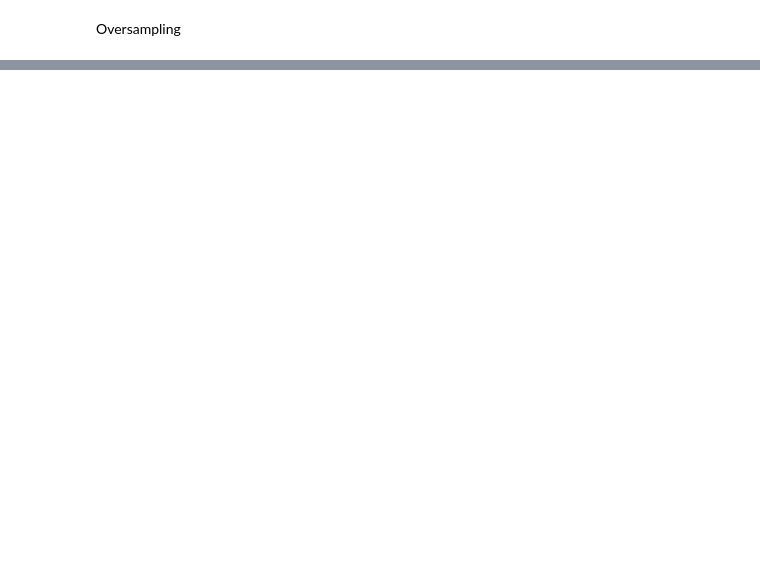
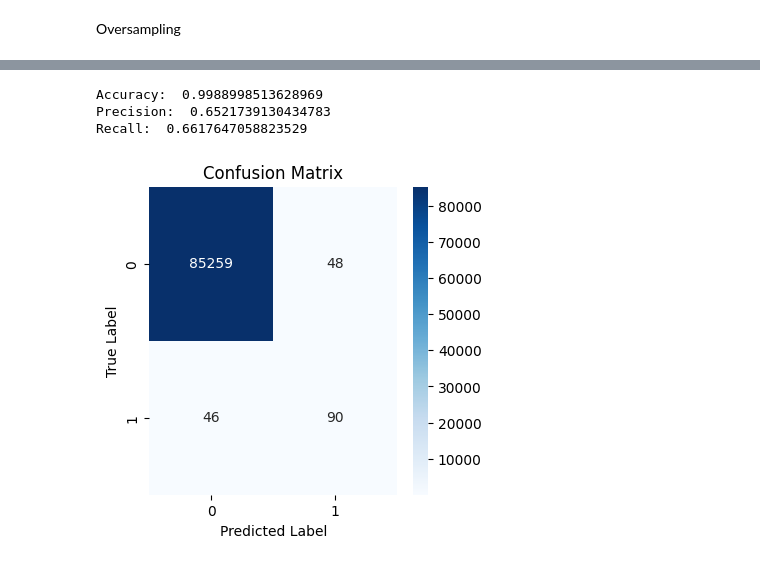
Before and after one commit to crdslw/Use_case_UM, a Jupyter notebook: UMwF_usecase1.ipynb, the cells around one changed output, grey strips where cells are left out. Saved outputs shown, nothing was run; the diff lists cells and outputs as text; code cells hidden in the pictures; blank space fills up the shorter version.

```diff
--- a/UMwF_usecase1.ipynb
+++ b/UMwF_usecase1.ipynb
@@ -122,0 +166,6 @@ y_pred = knn.predict(X_test)
+# %%
+model_reg = LogisticRegression()
+model_reg.fit(X_train, y_train)
+y_pred = model_reg.predict(X_test)
+accuracy = accuracy_score(y_test, y_pred)
+y_pred = model_reg.predict(X_test)
@@ -122,0 +184,18 @@ y_pred = knn.predict(X_test)
+# %%
+print("Accuracy: ", accuracy)
+print("Precision: ", precision)
+print("Recall: ", recall)
+# %% [output]
+Accuracy:  0.9988998513628969
+Precision:  0.6521739130434783
+Recall:  0.6617647058823529
+# %%
+cm = confusion_matrix(y_test, y_pred)
+plt.figure(figsize=(4, 4))
+sns.heatmap(cm, annot=True, fmt='d', cmap='Blues')
+plt.title('Confusion Matrix')
+plt.xlabel('Predicted Label')
+plt.ylabel('True Label')
+plt.show()
+# %% [output]
+[figure, added]
```
Also changed, not shown: parts of 13 cells of this notebook.
